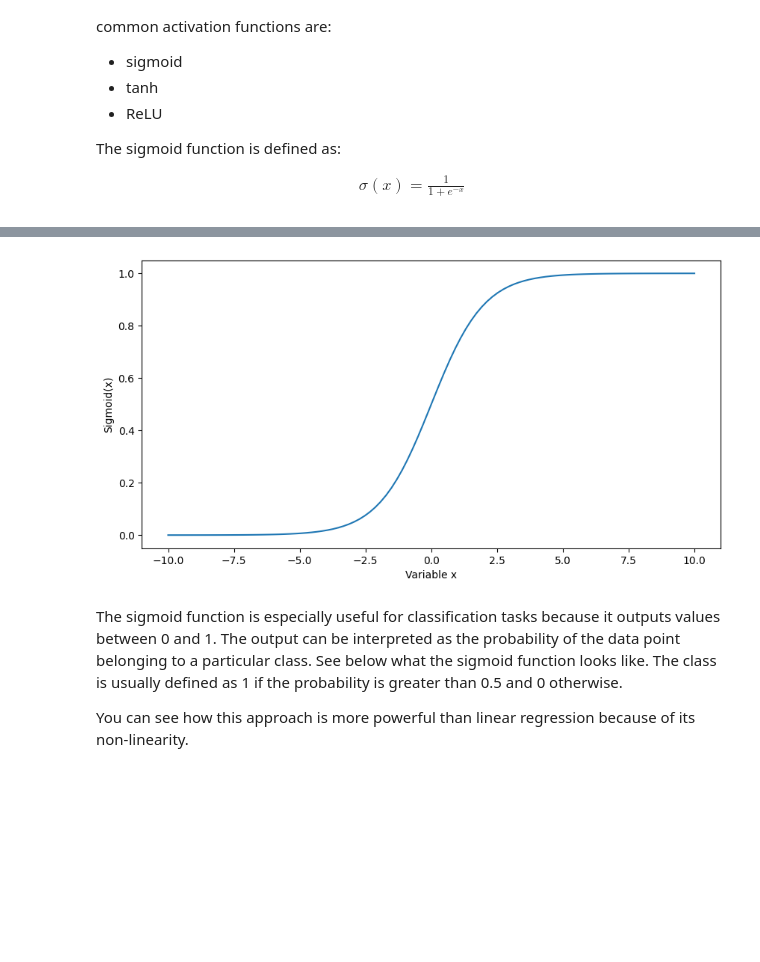
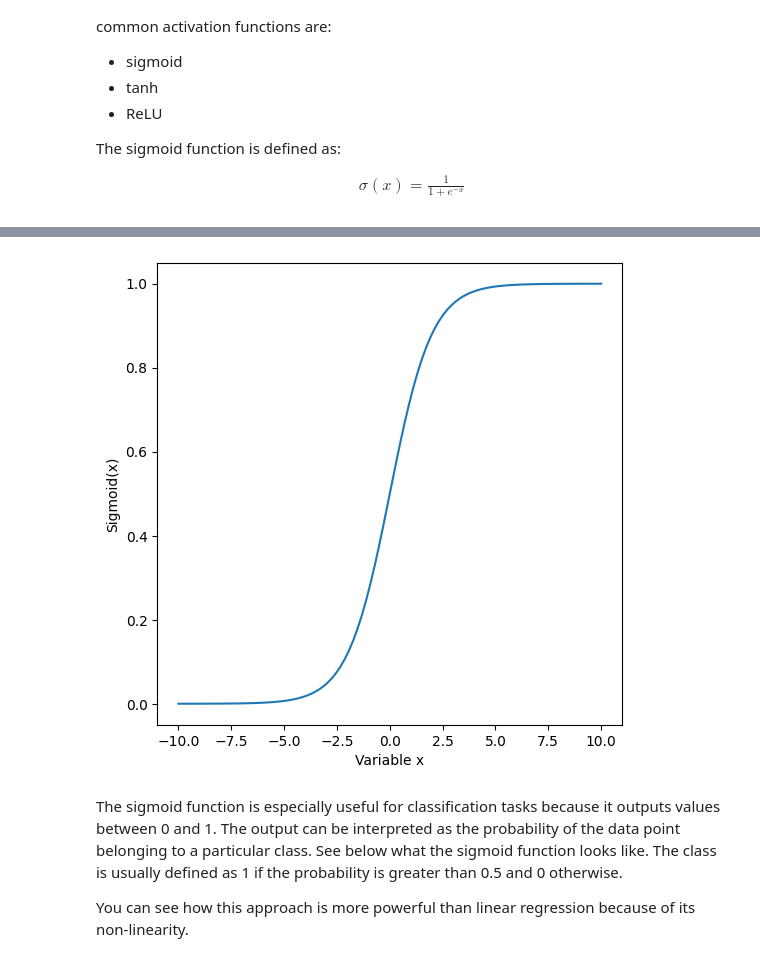
Before and after one commit to IMCF-Biocev/NNBA-2023, a Jupyter notebook: lecture.ipynb, the cells around one changed output, grey strips where cells are left out. Cells and saved outputs as stored; diff of their text form; code cells hidden in the pictures; blank space fills up the shorter version.

```diff
--- a/lecture.ipynb
+++ b/lecture.ipynb
@@ -514,20 +502,20 @@ The sigmoid function is defined as:
 # %%
 # Generate sigmoid function
 def sigmoid(x):
     return 1 / (1 + np.exp(-x))
 
 # Create data
 x = np.linspace(-10, 10, 100)
 y = sigmoid(x)
 
 # Plot the data
-plt.figure(figsize=(10, 5))
+plt.figure(figsize=(6, 6))
 plt.plot(x, y)
 plt.xlabel('Variable x')
 plt.ylabel('Sigmoid(x)')
 plt.show()
 # %% [output]
-[figure, old version]
+[figure, new version]
 # %% [markdown]
 The sigmoid function is especially useful for classification tasks because it outputs values between 0 and 1. The output can be interpreted as the probability of the data point belonging to a particular class. See below what the sigmoid function looks like. The class is usually defined as 1 if the probability is greater than 0.5 and 0 otherwise.
 
```
Also changed, not shown: parts of 25 cells of this notebook.
